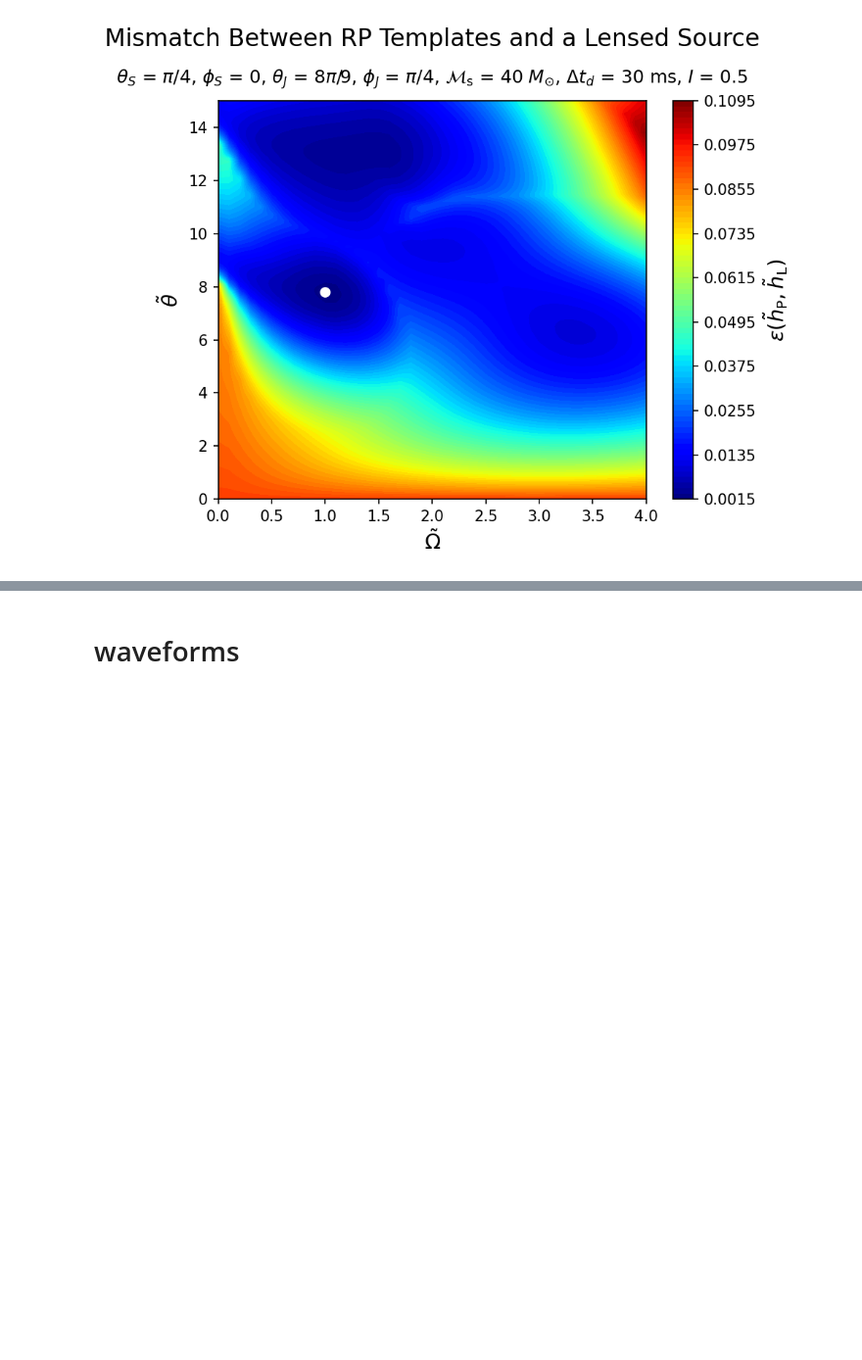
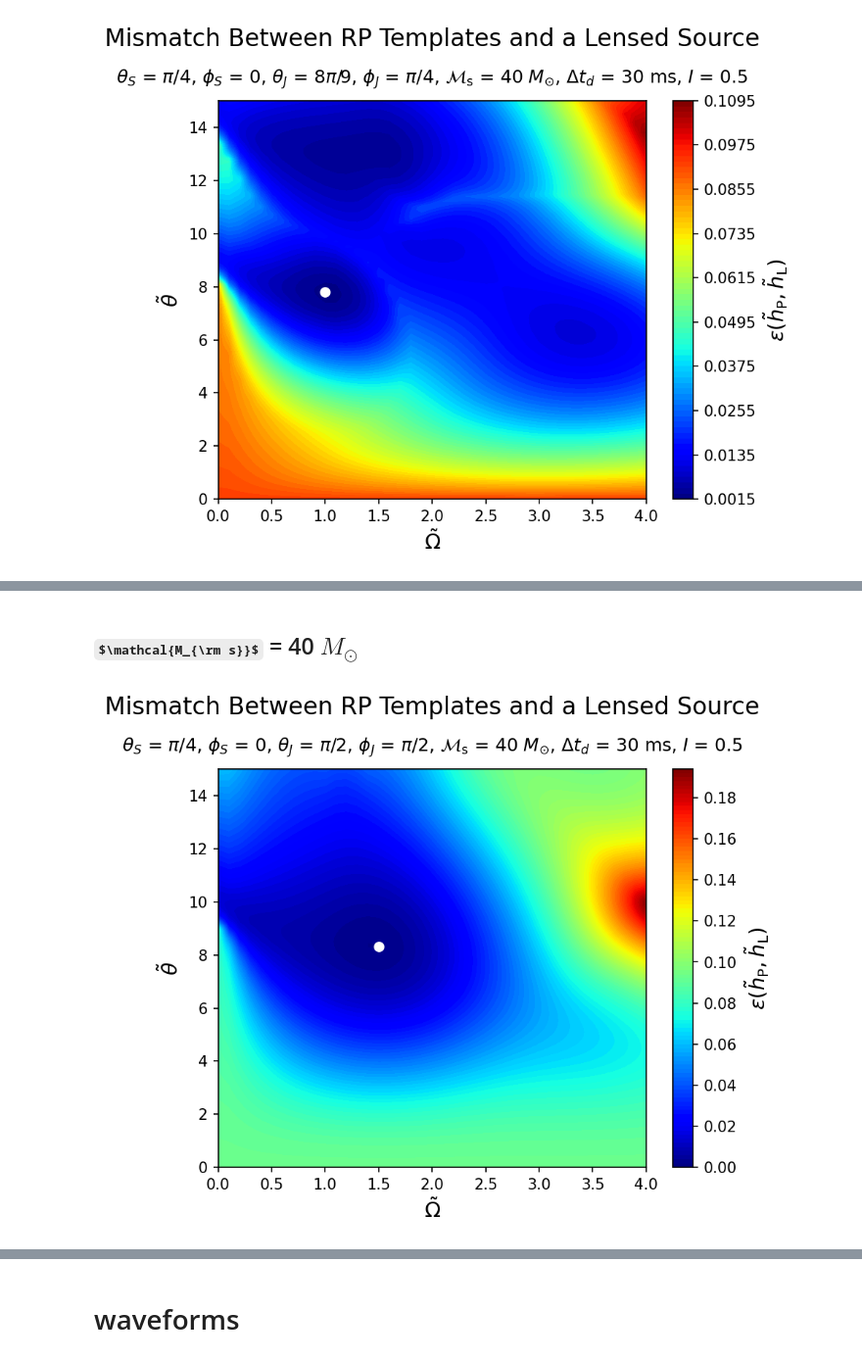
Before and after one commit to fairytien/lensing_and_precession, a Jupyter notebook: notebooks/contours_mismatch-ver6-paper.ipynb, the cells around one changed output, grey strips where cells are left out. Shown at 98% size. Cells and saved outputs as stored; diff of their text form; code cells hidden in the pictures; some formulas as TeX source; blank space fills up the shorter version.

```diff
--- a/notebooks/contours_mismatch-ver6-paper.ipynb
+++ b/notebooks/contours_mismatch-ver6-paper.ipynb
@@ -76,0 +63,14 @@ data_mcz40
+# %%
+with open("../data/sys2_indiv_contour_mcz40_2024-07-19_20-08-05.pkl", "rb") as f:
+    data_mcz40_sys2 = pickle.load(f)
+
+data_mcz40_sys2["stats"] = get_indiv_contour_stats(
+    data_mcz40_sys2["omega_matrix"],
+    data_mcz40_sys2["theta_matrix"],
+    data_mcz40_sys2["epsilon_matrix"],
+    data_mcz40_sys2["gammaP_min_matrix"],
+    thres_factor=1.01,
+    thres_diff=0,
+)
+
+data_mcz40_sys2.keys()
@@ -249,0 +301,14 @@ for coordinates, z_value in filtered_results:
+# %% [markdown]
+## $\mathcal{M_{\rm s}}$ = 40 $M_{\odot}$
+# %%
+plot_indiv_contour(
+    data_mcz40_sys2["omega_matrix"],
+    data_mcz40_sys2["theta_matrix"],
+    data_mcz40_sys2["epsilon_matrix"],
+    data_mcz40_sys2["source_params"],
+    n_minima=1,
+)
+
+# plt.savefig("../figures/sys2_contour_mcz40.pdf", bbox_inches="tight")
+# %% [output]
+[figure, added]
```
Also changed, not shown: parts of 36 cells of this notebook, 7 other files.
